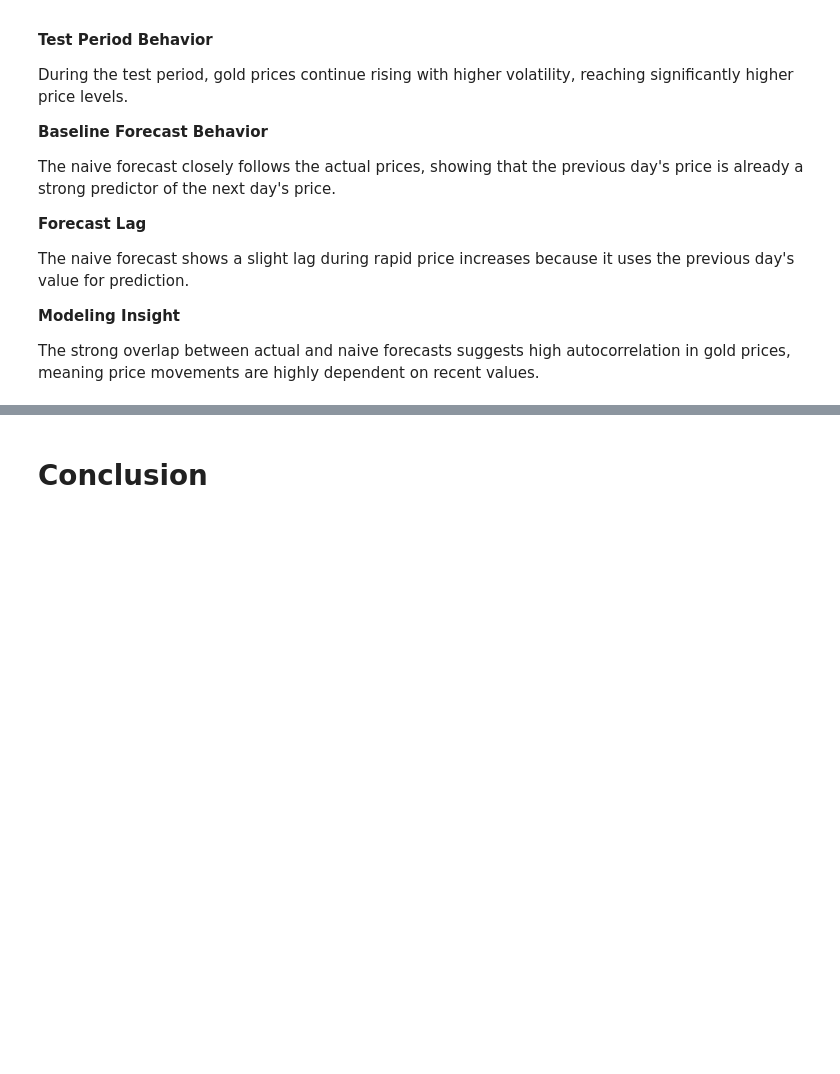
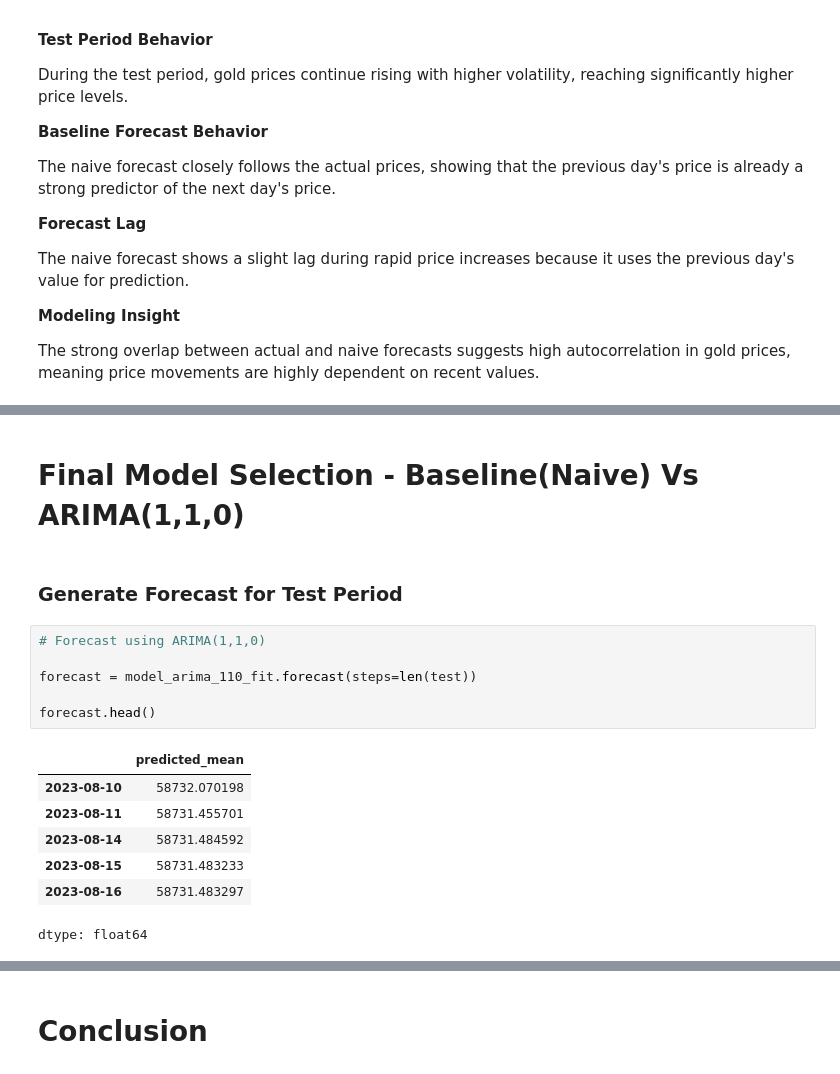
Before and after one commit to Sagarjain93/Machine-Learning-Portfolio, a Jupyter notebook: 03_ML_Practice/Gold_Price_Prediction_Forecasting/03_notebook/05_modelling.ipynb, the cells around one changed output, grey strips where cells are left out. Saved outputs shown, nothing was run; the diff lists cells and outputs as text; blank space fills up the shorter version.

```diff
--- a/03_ML_Practice/Gold_Price_Prediction_Forecasting/03_notebook/05_modelling.ipynb
+++ b/03_ML_Practice/Gold_Price_Prediction_Forecasting/03_notebook/05_modelling.ipynb
@@ -1976,0 +2354,18 @@ The strong overlap between actual and naive forecasts suggests high autocorrelat
+# %% [markdown]
+# **Final Model Selection - Baseline(Naive) Vs ARIMA(1,1,0)**
+# %% [markdown]
+### **Generate Forecast for Test Period**
+# %%
+# Forecast using ARIMA(1,1,0)
+
+forecast = model_arima_110_fit.forecast(steps=len(test))
+
+forecast.head()
+# %% [output]
+|  | predicted_mean |
+| 2023-08-10 | 58732.070198 |
+| 2023-08-11 | 58731.455701 |
+| 2023-08-14 | 58731.484592 |
+| 2023-08-15 | 58731.483233 |
+| 2023-08-16 | 58731.483297 |
+dtype: float64
```
Also changed, not shown: parts of 38 cells of this notebook.
